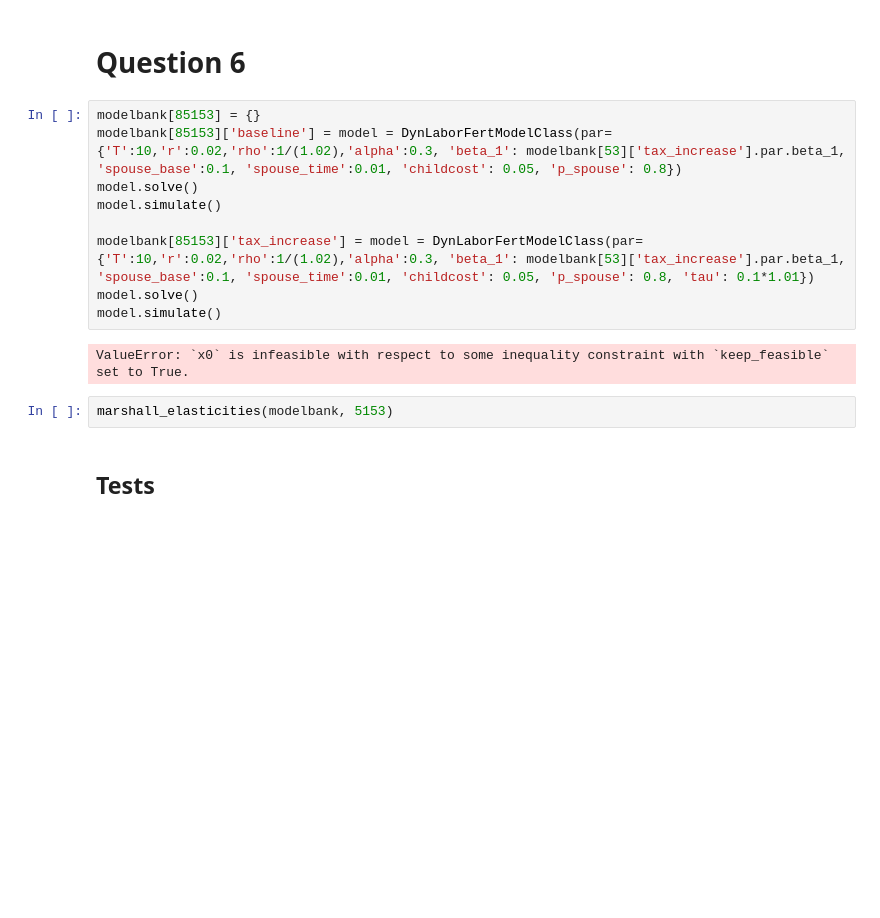
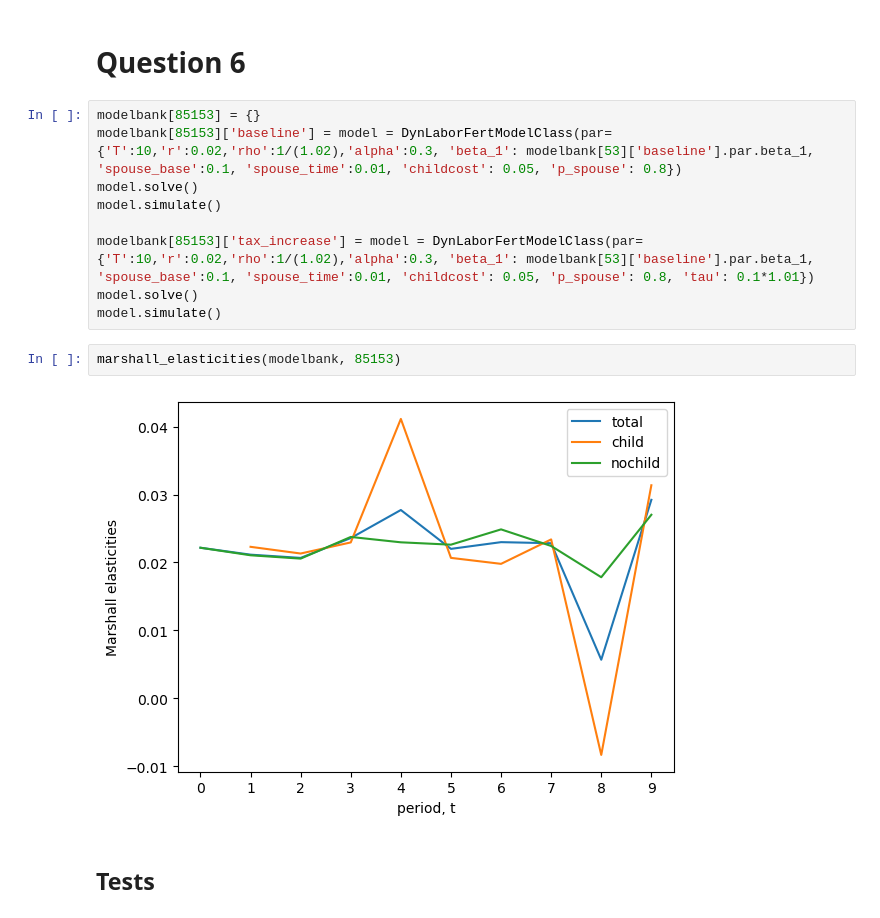
Before and after one commit to AdamHJorgensen/HouseholdBehaviorCourse, a Jupyter notebook: Assignments/01/assignment1/assignment1.ipynb, the cells around one changed output. Cells and saved outputs as stored; diff of their text form; blank space fills up the shorter version.

Commit message:
Made model solve
But elasticities are weird

```diff
--- a/Assignments/01/assignment1/assignment1.ipynb
+++ b/Assignments/01/assignment1/assignment1.ipynb
@@ -118,17 +150,17 @@ marshall_elasticities(modelbank, 5153)
 # Question 6
 # %%
 modelbank[85153] = {}
-modelbank[85153]['baseline'] = model = DynLaborFertModelClass(par={'T':10,'r':0.02,'rho':1/(1.02),'alpha':0.3, 'beta_1': modelbank[53]['tax_increase'].par.beta_1, 'spouse_base':0.1, 'spouse_time':0.01, 'childcost': 0.05, 'p_spouse': 0.8})
+modelbank[85153]['baseline'] = model = DynLaborFertModelClass(par={'T':10,'r':0.02,'rho':1/(1.02),'alpha':0.3, 'beta_1': modelbank[53]['baseline'].par.beta_1, 'spouse_base':0.1, 'spouse_time':0.01, 'childcost': 0.05, 'p_spouse': 0.8})
 model.solve()
 model.simulate()
 
-modelbank[85153]['tax_increase'] = model = DynLaborFertModelClass(par={'T':10,'r':0.02,'rho':1/(1.02),'alpha':0.3, 'beta_1': modelbank[53]['tax_increase'].par.beta_1, 'spouse_base':0.1, 'spouse_time':0.01, 'childcost': 0.05, 'p_spouse': 0.8, 'tau': 0.1*1.01})
+modelbank[85153]['tax_increase'] = model = DynLaborFertModelClass(par={'T':10,'r':0.02,'rho':1/(1.02),'alpha':0.3, 'beta_1': modelbank[53]['baseline'].par.beta_1, 'spouse_base':0.1, 'spouse_time':0.01, 'childcost': 0.05, 'p_spouse': 0.8, 'tau': 0.1*1.01})
 model.solve()
 model.simulate()
-# %% [output]
-ValueError: `x0` is infeasible with respect to some inequality constraint with `keep_feasible` set to True.
 # %%
-marshall_elasticities(modelbank, 5153)
+marshall_elasticities(modelbank, 85153)
+# %% [output]
+[figure, added]
 # %% [markdown]
 ## Tests
 # %%
```
Also changed, not shown: parts of 15 cells of this notebook, 2 other files.
